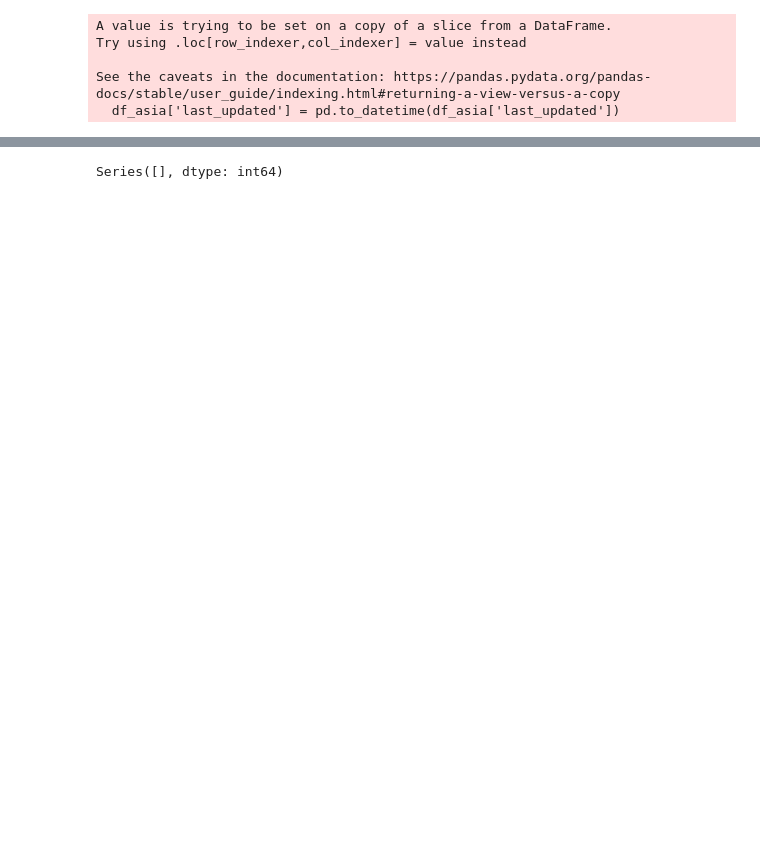
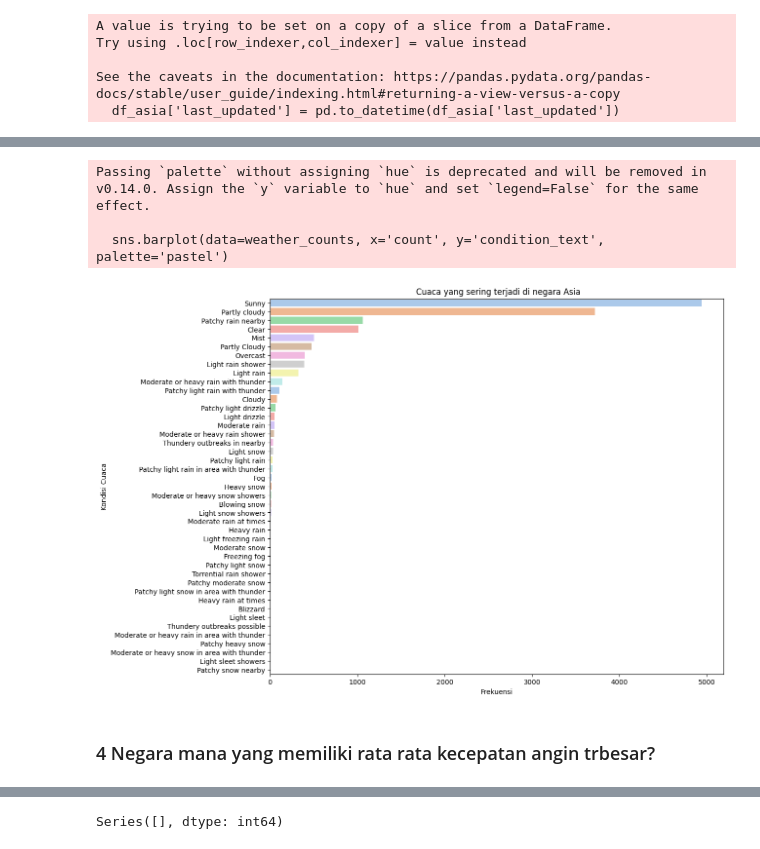
Before and after one commit to SenyuminAja16/2-Faza-Grace, a Jupyter notebook: EDAdan Visualization.ipynb, the cells around one changed output, grey strips where cells are left out. Cells and saved outputs as stored; diff of their text form; code cells hidden in the pictures; blank space fills up the shorter version.

```diff
--- a/EDAdan Visualization.ipynb
+++ b/EDAdan Visualization.ipynb
@@ -53,0 +189,16 @@ See the caveats in the documentation: https://pandas.pydata.org/pandas-docs/stab
+# %%
+weather_counts = df_asia['condition_text'].value_counts().reset_index()
+# %%
+plt.figure(figsize=(12, 10))
+sns.barplot(data=weather_counts, x='count', y='condition_text', palette='pastel')
+plt.xlabel("Frekuensi")
+plt.ylabel("Kondisi Cuaca")
+plt.title(" Cuaca yang sering terjadi di negara Asia")
+plt.show()
+# %% [output]
+Passing `palette` without assigning `hue` is deprecated and will be removed in v0.14.0. Assign the `y` variable to `hue` and set `legend=False` for the same effect.
+
+  sns.barplot(data=weather_counts, x='count', y='condition_text', palette='pastel')
+[figure, added]
+# %% [markdown]
+### 4 Negara mana yang memiliki rata rata kecepatan angin trbesar?
```
Also changed, not shown: parts of 40 cells of this notebook, 1 other file.
